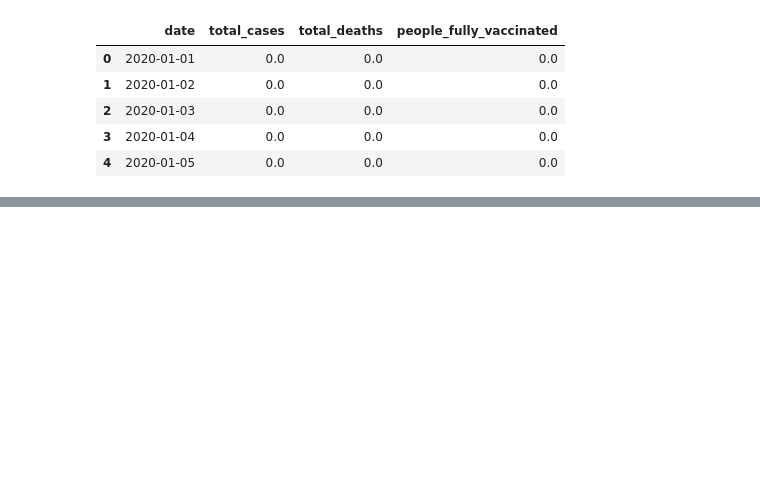
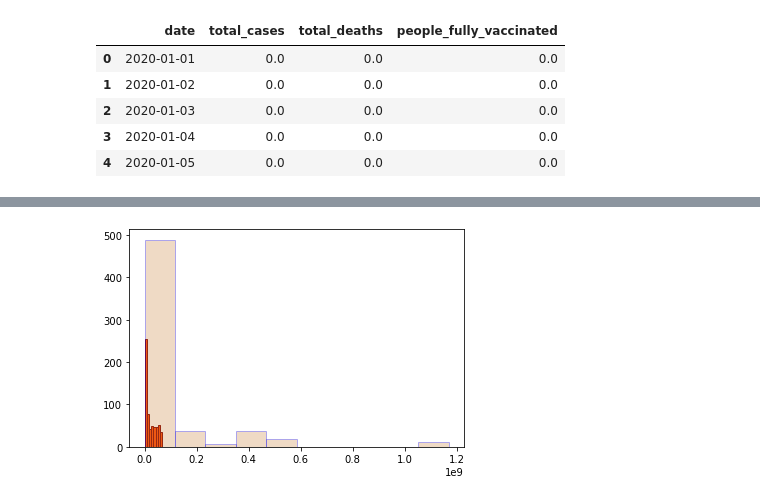
Before and after one commit to snkty8/Test_COVID_Project, a Jupyter notebook: Visuals.ipynb, the cells around one changed output, grey strips where cells are left out. Saved outputs shown, nothing was run; the diff lists cells and outputs as text; code cells hidden in the pictures; blank space fills up the shorter version.

Commit message:
combined hist

```diff
--- a/Visuals.ipynb
+++ b/Visuals.ipynb
@@ -75 +75,16 @@ max      1.908711e+09
 Name: people_fully_vaccinated, dtype: float64
+# %%
+plt.hist(date_df['total_cases'],
+        facecolor='orangered',
+        edgecolor='maroon',
+        bins=8)
+
+plt.hist(date_df['people_fully_vaccinated'],
+        facecolor='peru',
+        edgecolor='blue',
+        bins=10,
+        alpha=0.3)
+
+plt.show()
+# %% [output]
+[figure, added]
```
Also changed, not shown: parts of 7 cells of this notebook.
